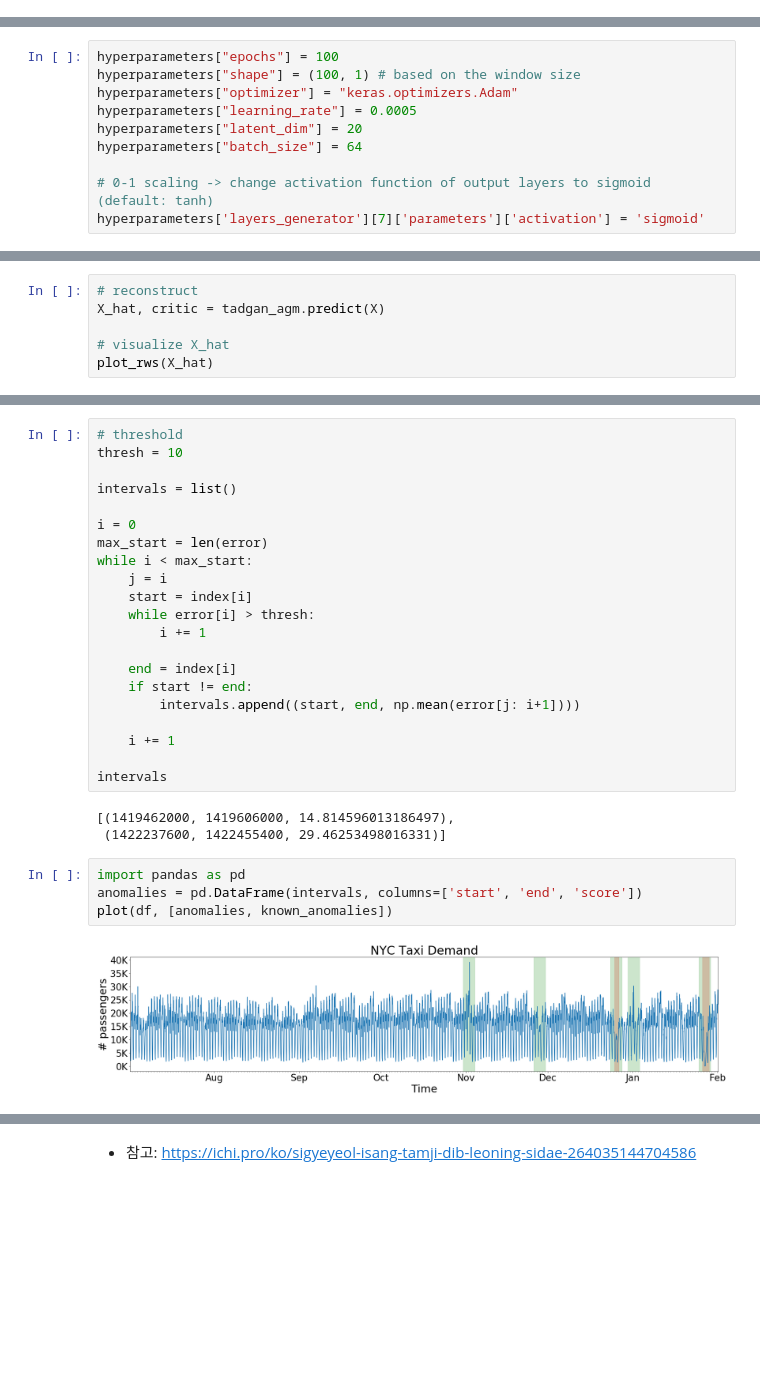
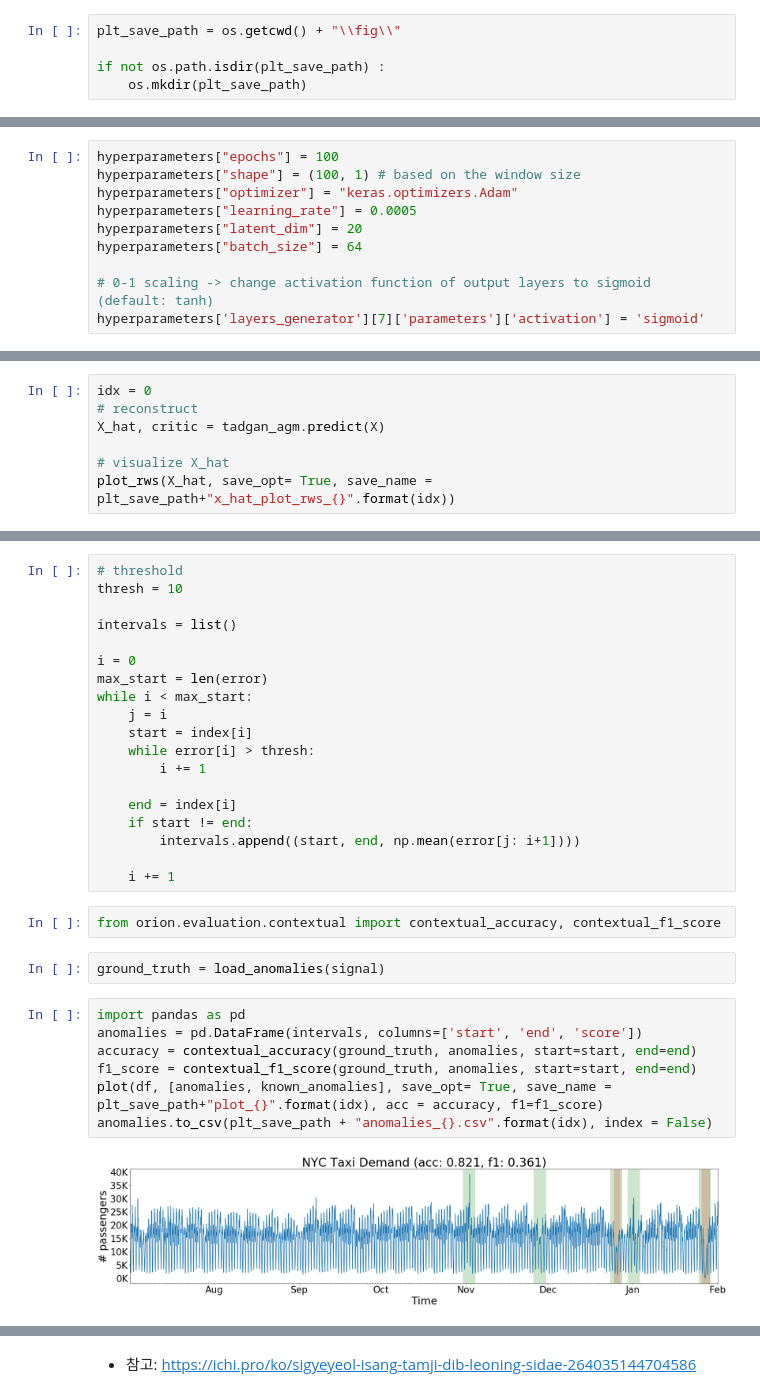
Before and after one commit to yjchoi-95/SKT_AI_fellowship_3rd, a Jupyter notebook: Orion/TadGAN_AGM.ipynb, the cells around one changed output, grey strips where cells are left out. Drawn from its saved outputs; the diff is of its cells as text; blank space fills up the shorter version.

```diff
--- a/Orion/TadGAN_AGM.ipynb
+++ b/Orion/TadGAN_AGM.ipynb
@@ -129,0 +126,5 @@ plot_rws(X)
+# %%
+plt_save_path = os.getcwd() + "\\fig\\"
+
+if not os.path.isdir(plt_save_path) :
+    os.mkdir(plt_save_path)
@@ -422,7 +421,8 @@ Epoch: 100/100, [Dx loss: [-1.8556929e-01  3.4328388e+01 -3.4573994e+01  6.00368
 # %%
+idx = 0
 # reconstruct
 X_hat, critic = tadgan_agm.predict(X)
 
 # visualize X_hat
-plot_rws(X_hat)
+plot_rws(X_hat, save_opt= True, save_name = plt_save_path+"x_hat_plot_rws_{}".format(idx))
 # %% [output]
@@ -477,14 +481,16 @@ while i < max_start:
         intervals.append((start, end, np.mean(error[j: i+1])))
 
     i += 1
-
-intervals
-# %% [output]
-[(1419462000, 1419606000, 14.814596013186497),
- (1422237600, 1422455400, 29.46253498016331)]
+# %%
+from orion.evaluation.contextual import contextual_accuracy, contextual_f1_score
+# %%
+ground_truth = load_anomalies(signal)
 # %%
 import pandas as pd
 anomalies = pd.DataFrame(intervals, columns=['start', 'end', 'score'])
-plot(df, [anomalies, known_anomalies])
+accuracy = contextual_accuracy(ground_truth, anomalies, start=start, end=end)
+f1_score = contextual_f1_score(ground_truth, anomalies, start=start, end=end)
+plot(df, [anomalies, known_anomalies], save_opt= True, save_name = plt_save_path+"plot_{}".format(idx), acc = accuracy, f1=f1_score)
+anomalies.to_csv(plt_save_path + "anomalies_{}.csv".format(idx), index = False)
 # %% [output]
-[figure, old version]
+[figure, new version]
```
Also changed, not shown: parts of 22 cells of this notebook, 10 other files.
